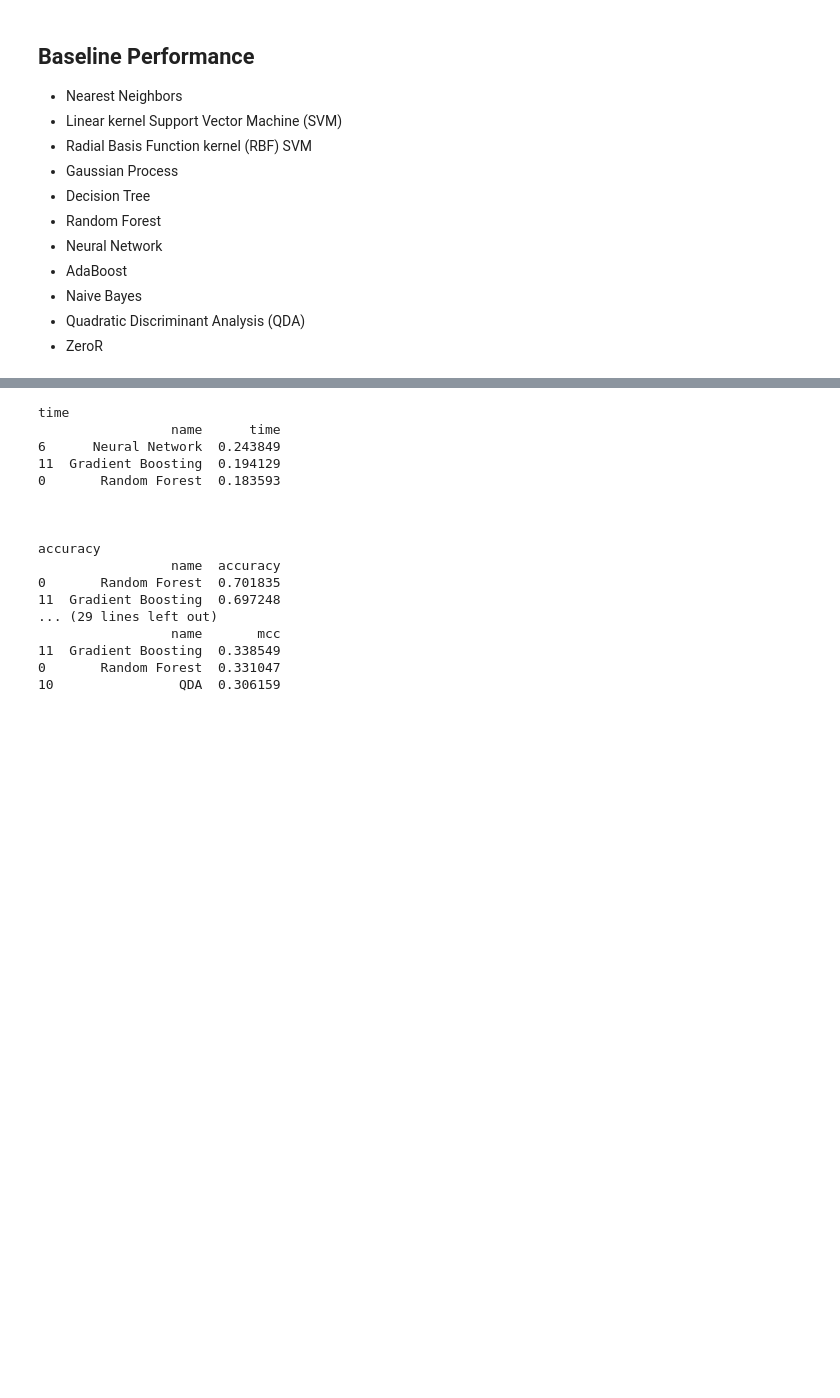
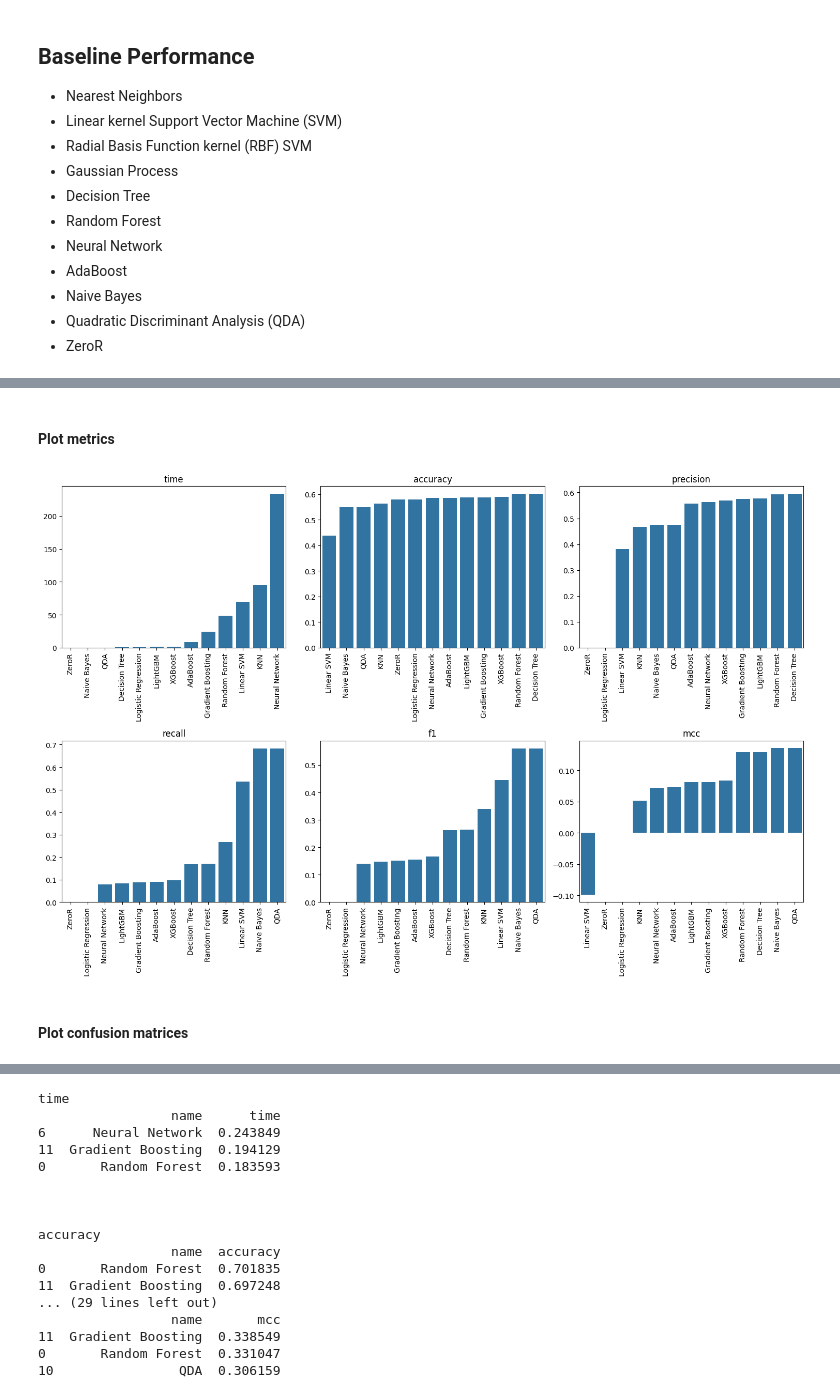
Before and after one commit to zoonalink/IGP-5, a Jupyter notebook: petter/baseline-garcia.ipynb, the cells around one changed output, grey strips where cells are left out. Cells and saved outputs as stored; diff of their text form; code cells hidden in the pictures; blank space fills up the shorter version.

Commit message:
baseline modelling

```diff
--- a/petter/baseline-garcia.ipynb
+++ b/petter/baseline-garcia.ipynb
@@ -538,0 +738,3 @@ with open('model_0_results.pkl', 'wb') as file:
+# %%
+y_train_series = pd.Series(y_train_array)
+y_test_series = pd.Series(y_test_array)
@@ -538,0 +753,3 @@ with open('model_0_results.pkl', 'wb') as file:
+# %%
+# results
+results_models = evaluate_models_array(models, X_train_array, y_train_series, X_test_array, y_test_series, print_results=True)
@@ -538,0 +770,9 @@ with open('model_0_results.pkl', 'wb') as file:
+# %%
+# results to dataframe
+results_df = pd.DataFrame(results_models)
+#print(df_results.info())
+
+# for each model, print cols 0:7
+#print(df_results.iloc[:, 0:7])
+
+#print(df_results.info())
@@ -538,0 +807,6 @@ with open('model_0_results.pkl', 'wb') as file:
+# %%
+# print classification report for eaach model
+for i in range(0, len(results_df)):
+    print(results_df['name'][i])
+    print(results_df['classification_report'][i])
+    print('\n\n')
@@ -538,0 +831,30 @@ with open('model_0_results.pkl', 'wb') as file:
+# %% [markdown]
+#### Plot metrics
+# %%
+import matplotlib.pyplot as plt
+import seaborn as sns
+
+fig, axs = plt.subplots(2, 3, figsize=(15, 10))
+
+# List of metrics
+metrics = ['time', 'accuracy', 'precision', 'recall', 'f1', 'mcc']
+labels = ['Time', 'Scores', 'Scores', 'Scores', 'Scores', 'Scores']
+
+# plot metrics
+for i, metric in enumerate(metrics):
+    row = i // 3 # integer division to convert i into a row index
+    col = i % 3 # modulo division to convert i into a column index
+    ax = axs[row, col]
+    df_sorted = results_df.sort_values(metric)  # sort by the current metric
+    sns.barplot(data=df_sorted, x='name', y=metric, ax=ax)
+    ax.set_xticklabels(df_sorted['name'], rotation=90)  # set x-tick labels to the names in the sorted df
+    ax.set_title(metric)
+    ax.set_xlabel('')
+    ax.set_ylabel('')
+
+plt.tight_layout()
+plt.show()
+# %% [output]
+[figure, added]
+# %% [markdown]
+#### Plot confusion matrices
```
Also changed, not shown: parts of 73 cells of this notebook, 13 other files.
